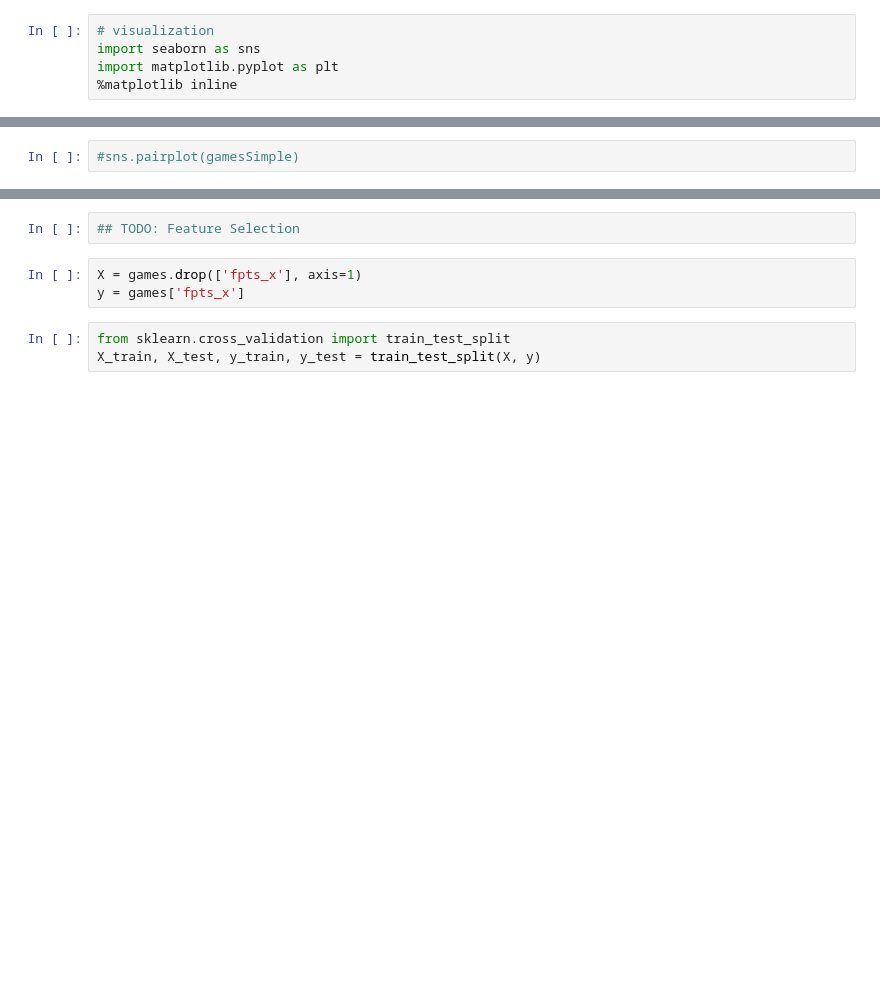
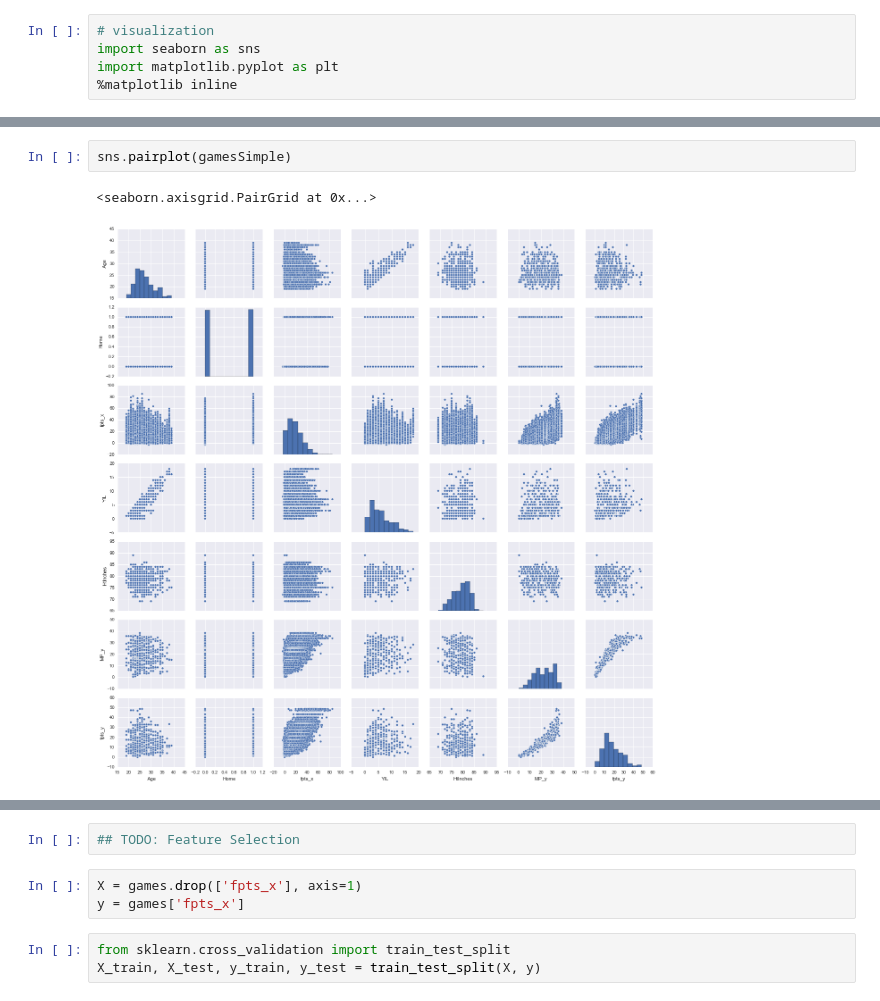
Before and after one commit to the212/nba-zerb, a Jupyter notebook: gameLogs.ipynb, the cells around one changed output, grey strips where cells are left out. Cells and saved outputs as stored; diff of their text form; blank space fills up the shorter version.

```diff
--- a/gameLogs.ipynb
+++ b/gameLogs.ipynb
@@ -158,2 +159,5 @@ sns.pairplot(games, x_vars=['MP_y'], y_vars='fpts_x', size=10, aspect=0.7, kind=
 # %%
-#sns.pairplot(gamesSimple)
+sns.pairplot(gamesSimple)
+# %% [output]
+<seaborn.axisgrid.PairGrid at 0x...>
+[figure, added]
```
Also changed, not shown: parts of 13 cells of this notebook.
